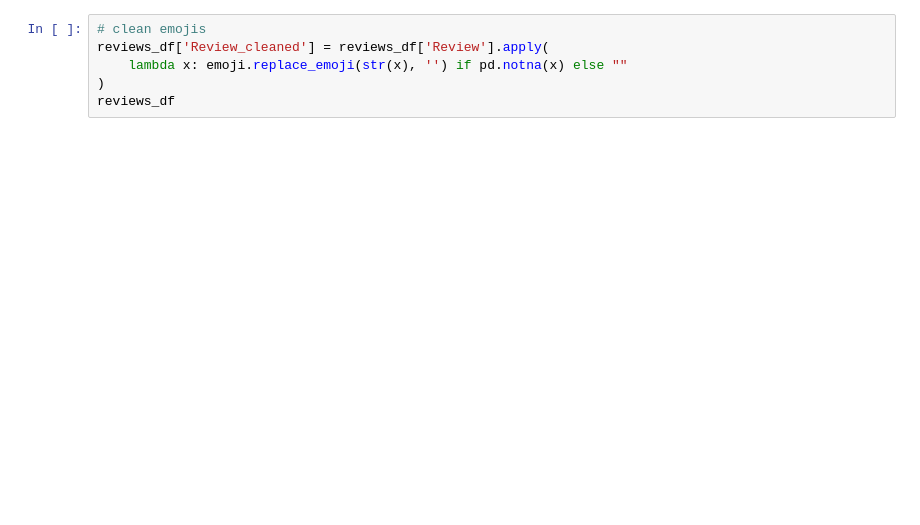
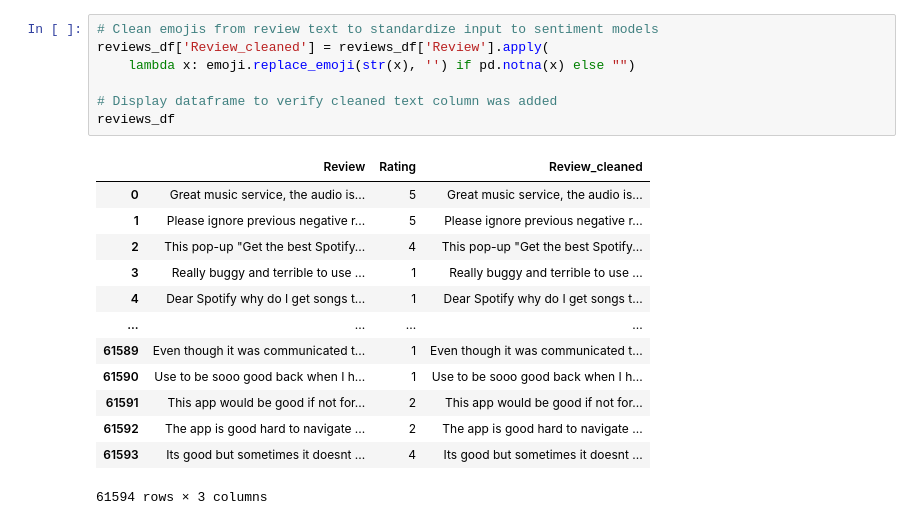
Before and after one commit to zbh3un/4002_proj1, a Jupyter notebook: official_code.ipynb, the cells around one changed output. Drawn from its saved outputs; the diff is of its cells as text; blank space fills up the shorter version.

```diff
--- a/official_code.ipynb
+++ b/official_code.ipynb
@@ -19,7 +37,22 @@ reviews_df.head()
 # %%
-# clean emojis
+# Clean emojis from review text to standardize input to sentiment models
 reviews_df['Review_cleaned'] = reviews_df['Review'].apply(
-    lambda x: emoji.replace_emoji(str(x), '') if pd.notna(x) else ""
-)
+    lambda x: emoji.replace_emoji(str(x), '') if pd.notna(x) else "")
+
+# Display dataframe to verify cleaned text column was added
 reviews_df
+# %% [output]
+|  | Review | Rating | Review_cleaned |
+| 0 | Great music service, the audio is... | 5 | Great music service, the audio is... |
+| 1 | Please ignore previous negative r... | 5 | Please ignore previous negative r... |
+| 2 | This pop-up "Get the best Spotify... | 4 | This pop-up "Get the best Spotify... |
+| 3 | Really buggy and terrible to use ... | 1 | Really buggy and terrible to use ... |
+| 4 | Dear Spotify why do I get songs t... | 1 | Dear Spotify why do I get songs t... |
+| ... | ... | ... | ... |
+| 61589 | Even though it was communicated t... | 1 | Even though it was communicated t... |
+| 61590 | Use to be sooo good back when I h... | 1 | Use to be sooo good back when I h... |
+| 61591 | This app would be good if not for... | 2 | This app would be good if not for... |
+| 61592 | The app is good hard to navigate ... | 2 | The app is good hard to navigate ... |
+| 61593 | Its good but sometimes it doesnt ... | 4 | Its good but sometimes it doesnt ... |
+61594 rows × 3 columns
 # %%
```
Also changed, not shown: parts of 7 cells of this notebook.
